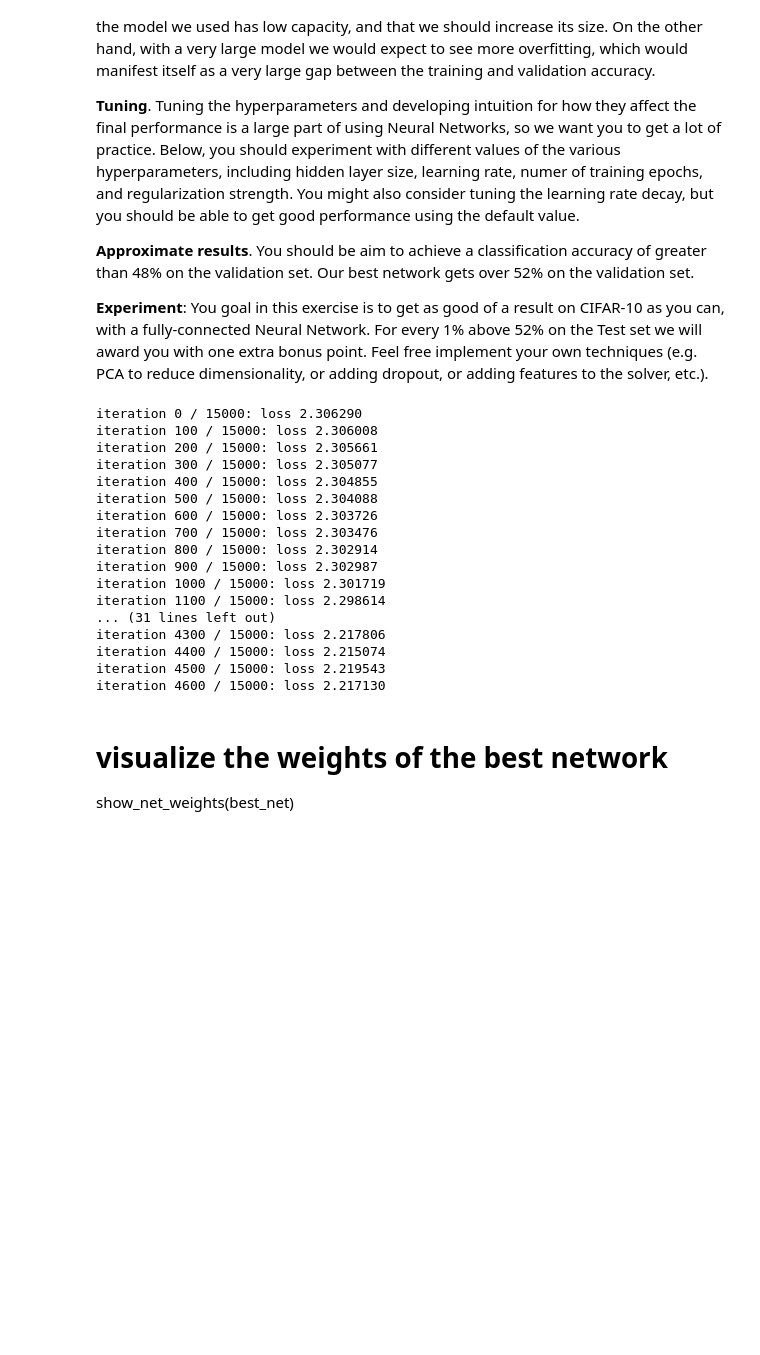
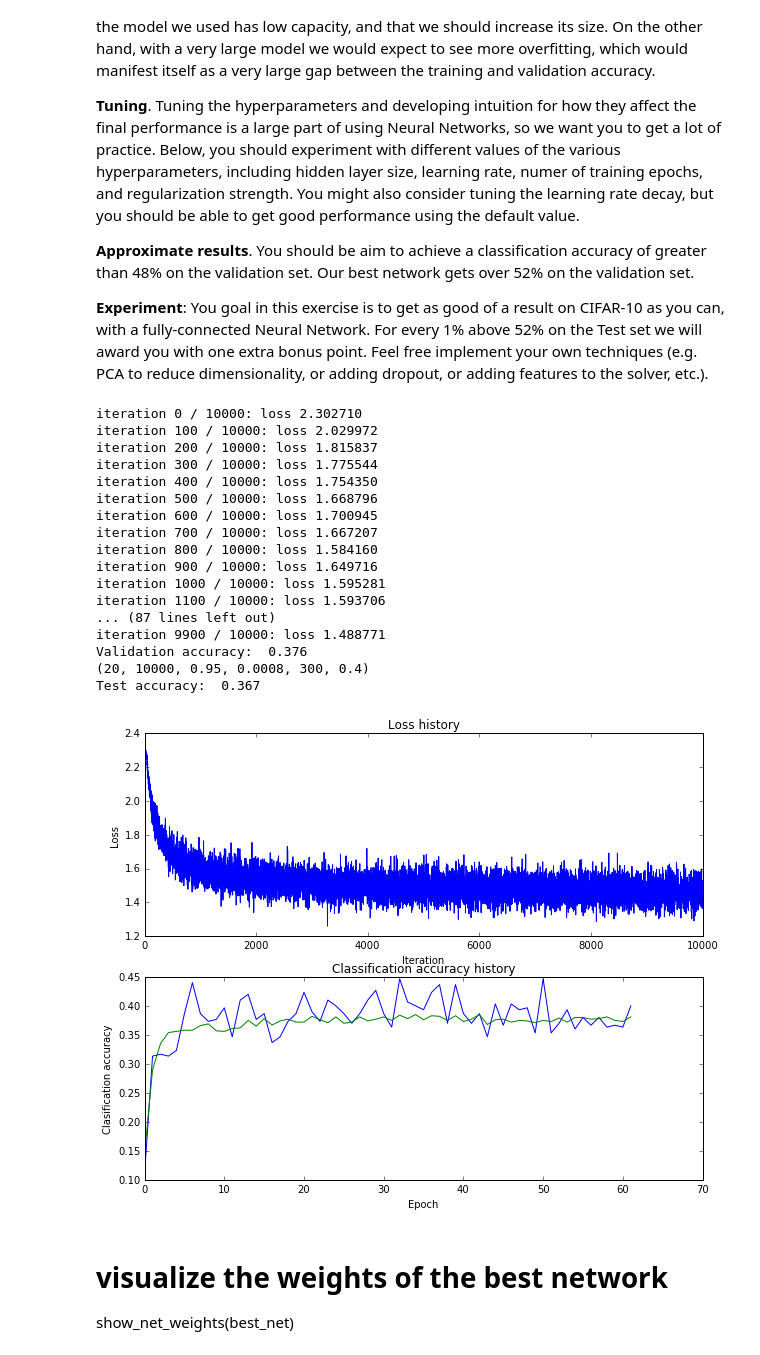
Before and after one commit to 174high/machine_learning, a Jupyter notebook: assignment1/two_layer_net.ipynb, the cells around one changed output. Drawn from its saved outputs; the diff is of its cells as text; code cells hidden in the pictures; blank space fills up the shorter version.

```diff
--- a/assignment1/two_layer_net.ipynb
+++ b/assignment1/two_layer_net.ipynb
@@ -333,63 +348,85 @@ num_classes = 10
 
 # (1000, 15000, 0.95, 0.0001, 200, 0.5)
 
-hidden_sizes = [800]
-num_iters = [15000]
+hidden_sizes = [100,200]
+num_iters = [10000]
 lr_decays = [0.95]
-lr_rates = [1e-5]
+lr_rates = [8e-4]
 batch_sizes = [300]
-reg_strengths = [0.3]
-
+reg_strengths = [.4, .2]
 
 import itertools
 s=[ hidden_sizes, num_iters, lr_decays, lr_rates, batch_sizes, reg_strengths ]
 best_acc = 0
 best_net = None
+
 for setting in list(itertools.product(*s)):
     hidden_size = setting[0]
     num_iters = setting[1]
     lr_decay = setting[2]
     lr_rate = setting[3]
     batch_size = setting[4]
     reg_strength = setting[5]
 
     net = TwoLayerNet(input_size, hidden_size, num_classes)
 
     # Train the network
     stats = net.train(X_train, y_train, X_val, y_val,
                 num_iters=num_iters, batch_size=batch_size,
                 learning_rate=lr_rate, learning_rate_decay=lr_decay,
                 reg=reg_strength, verbose=True)
 
     # Predict on the validation set
     val_acc = (net.predict(X_val) == y_val).mean()
     print 'Validation accuracy: ', val_acc
     if val_acc > best_acc:
         print setting
         best_acc = val_acc
         best_net = net
 
+
+# Plot the loss function and train / validation accuracies
+
+test_acc = (best_net.predict(X_test) == y_test).mean()
+print 'Test accuracy: ', test_acc
+
+
+plt.subplot(2, 1, 1)
+plt.plot(stats['loss_history'])
+plt.title('Loss history')
+plt.xlabel('Iteration')
+plt.ylabel('Loss')
+
+plt.subplot(2, 1, 2)
+plt.plot(stats['train_acc_history'], label='train')
+plt.plot(stats['val_acc_history'], label='val')
+plt.title('Classification accuracy history')
+plt.xlabel('Epoch')
+plt.ylabel('Clasification accuracy')
+plt.show()
+
 #################################################################################
 #                               END OF YOUR CODE                                #
 #################################################################################
 # %% [output]
-iteration 0 / 15000: loss 2.306290
-iteration 100 / 15000: loss 2.306008
-iteration 200 / 15000: loss 2.305661
-iteration 300 / 15000: loss 2.305077
-iteration 400 / 15000: loss 2.304855
-iteration 500 / 15000: loss 2.304088
-iteration 600 / 15000: loss 2.303726
-iteration 700 / 15000: loss 2.303476
-iteration 800 / 15000: loss 2.302914
-iteration 900 / 15000: loss 2.302987
-iteration 1000 / 15000: loss 2.301719
-iteration 1100 / 15000: loss 2.298614
-... (31 lines left out)
-iteration 4300 / 15000: loss 2.217806
-iteration 4400 / 15000: loss 2.215074
-iteration 4500 / 15000: loss 2.219543
-iteration 4600 / 15000: loss 2.217130
+iteration 0 / 10000: loss 2.302710
+iteration 100 / 10000: loss 2.029972
+iteration 200 / 10000: loss 1.815837
+iteration 300 / 10000: loss 1.775544
+iteration 400 / 10000: loss 1.754350
+iteration 500 / 10000: loss 1.668796
+iteration 600 / 10000: loss 1.700945
+iteration 700 / 10000: loss 1.667207
+iteration 800 / 10000: loss 1.584160
+iteration 900 / 10000: loss 1.649716
+iteration 1000 / 10000: loss 1.595281
+iteration 1100 / 10000: loss 1.593706
+... (87 lines left out)
+iteration 9900 / 10000: loss 1.488771
+Validation accuracy:  0.376
+(20, 10000, 0.95, 0.0008, 300, 0.4)
+Test accuracy:  0.367
+[figure, added]
 # %% [markdown]
 # visualize the weights of the best network
 show_net_weights(best_net)
```
Also changed, not shown: parts of 8 cells of this notebook, 1 other file.
